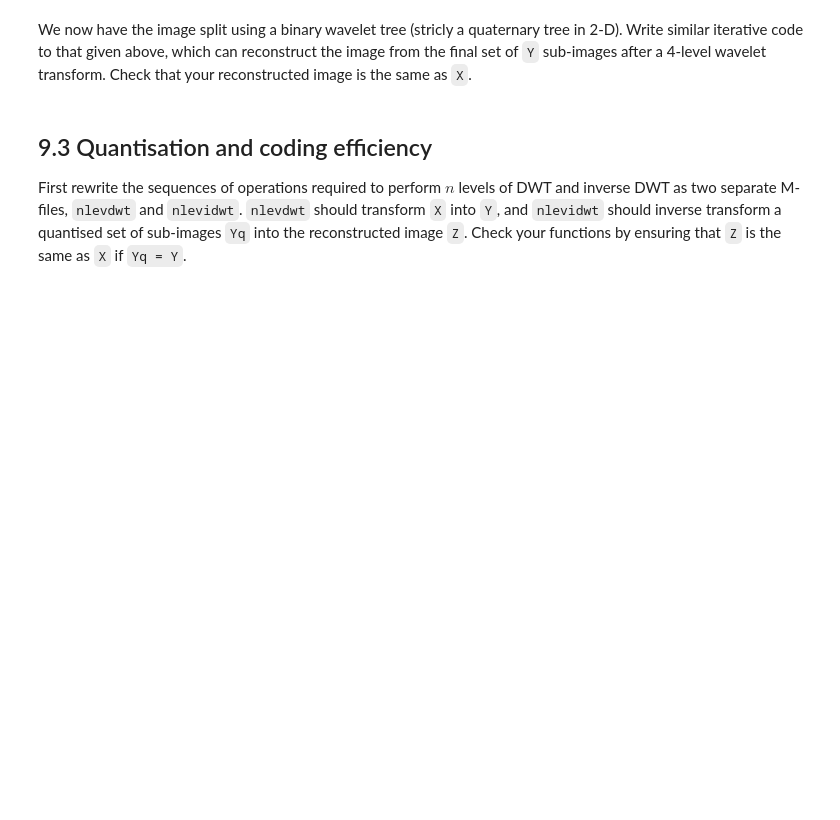
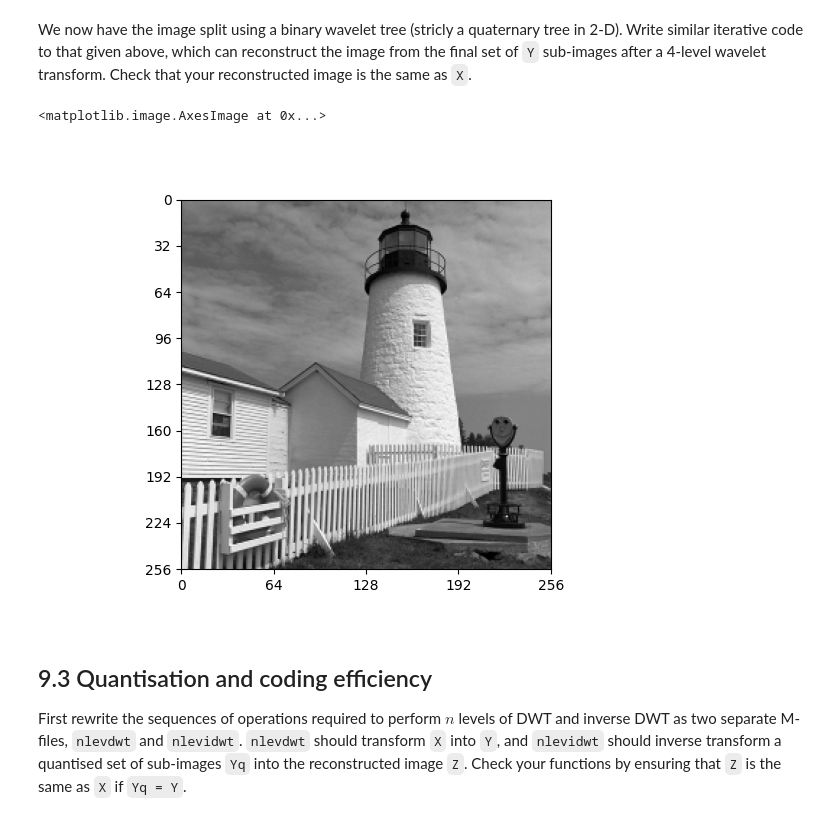
Before and after one commit to edwardtownsend/sf2, a Jupyter notebook: 9-dwt.ipynb, the cells around one changed output. Drawn from its saved outputs; the diff is of its cells as text; code cells hidden in the pictures; blank space fills up the shorter version.

```diff
--- a/9-dwt.ipynb
+++ b/9-dwt.ipynb
@@ -342,3 +339,12 @@ same as `X`.
+# %%
+# your code here
+Y[:m,:m] = idwt(Y[:m,:m])
+Z = idwt(Y)
+fig, ax = plt.subplots()
+plot_image(Z, ax=ax)
+# %% [output]
+<matplotlib.image.AxesImage at 0x...>
+[figure, added]
 # %% [markdown]
 ## 9.3 Quantisation and coding efficiency
 
```
Also changed, not shown: parts of 1 cell of this notebook, 3 other files.
